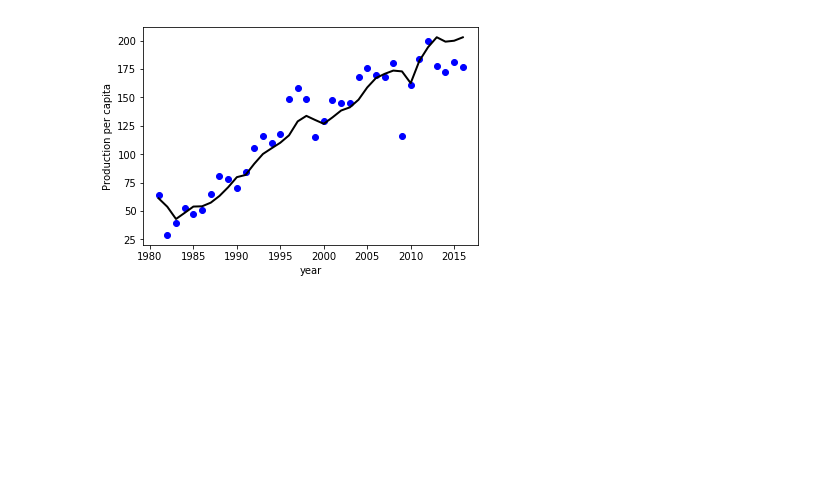
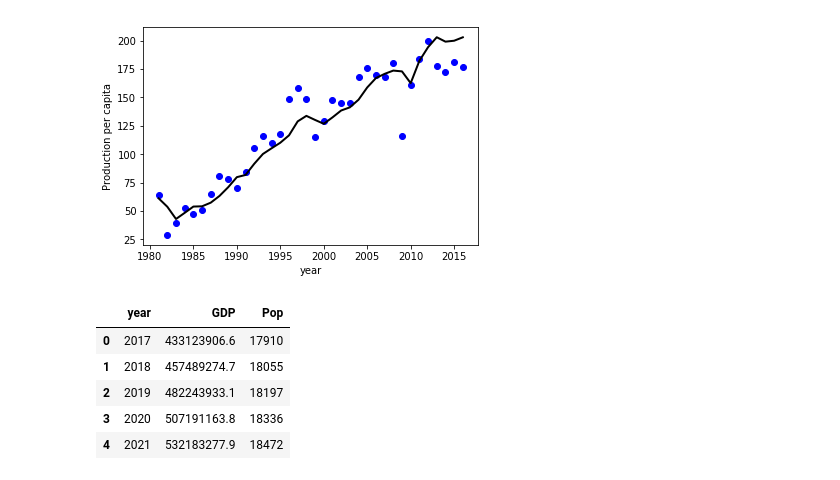
Before and after one commit to wogandavid/python_regressions, a Jupyter notebook: industry/CHL_clean.ipynb, the cells around one changed output. Cells and saved outputs as stored; diff of their text form; code cells hidden in the pictures; blank space fills up the shorter version.

```diff
--- a/industry/CHL_clean.ipynb
+++ b/industry/CHL_clean.ipynb
@@ -177,3 +183,14 @@ plt.ylabel("Production per capita")
 plt.show()
 # %% [output]
 [figure]
+# %%
+# now start projection
+data_p = pd.read_csv("04_CHL_forecast.csv")
+data_p.head()
+# %% [output]
+|  | year | GDP | Pop |
+| 0 | 2017 | 433123906.6 | 17910 |
+| 1 | 2018 | 457489274.7 | 18055 |
+| 2 | 2019 | 482243933.1 | 18197 |
+| 3 | 2020 | 507191163.8 | 18336 |
+| 4 | 2021 | 532183277.9 | 18472 |
```
Also changed, not shown: parts of 5 cells of this notebook, 1 other file.
